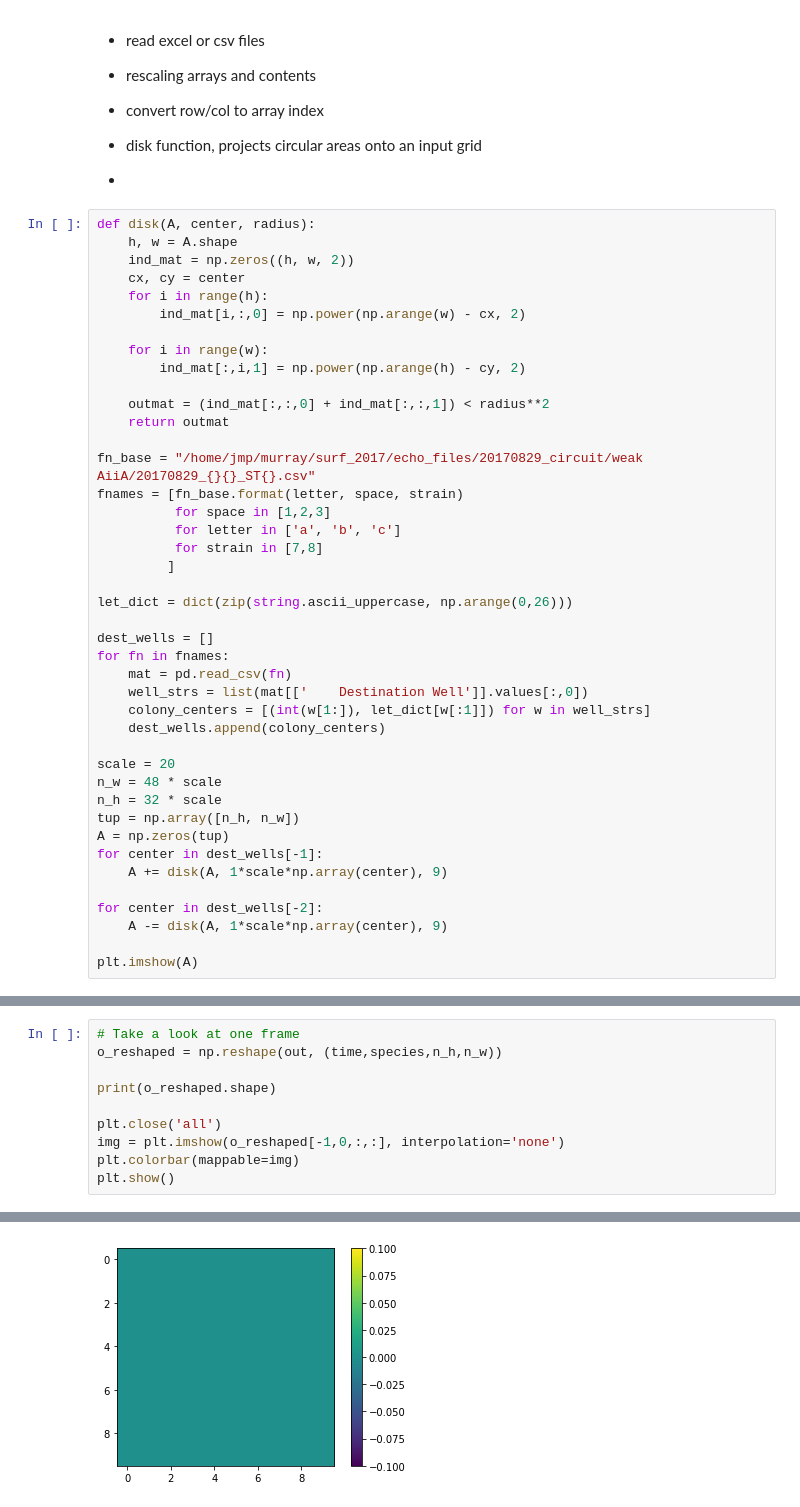
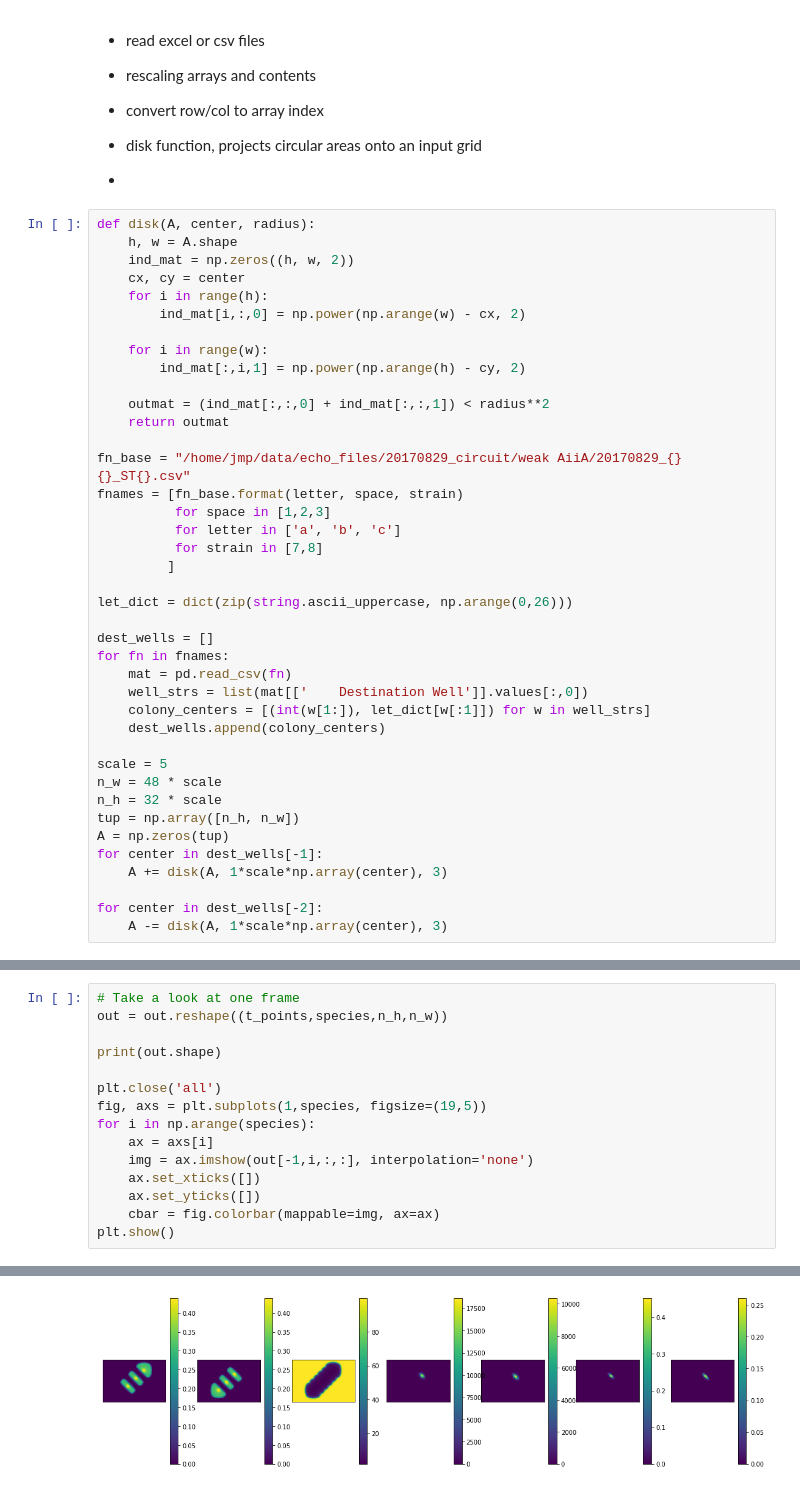
Before and after one commit to boospooky/omnitray-modeling, a Jupyter notebook: omnitray-modeling/simulation_notebook.ipynb, the cells around one changed output, grey strips where cells are left out. Saved outputs shown, nothing was run; the diff lists cells and outputs as text.

Commit message:
Adding image processing notebook
Amending author information, adding image_processing notebook

```diff
--- a/omnitray-modeling/simulation_notebook.ipynb
+++ b/omnitray-modeling/simulation_notebook.ipynb
@@ -101,7 +95,7 @@ def disk(A, center, radius):
     outmat = (ind_mat[:,:,0] + ind_mat[:,:,1]) < radius**2
     return outmat
 
-fn_base = "/home/jmp/murray/surf_2017/echo_files/20170829_circuit/weak AiiA/20170829_{}{}_ST{}.csv"
+fn_base = "/home/jmp/data/echo_files/20170829_circuit/weak AiiA/20170829_{}{}_ST{}.csv"
 fnames = [fn_base.format(letter, space, strain)
           for space in [1,2,3]
           for letter in ['a', 'b', 'c']
@@ -117,15 +111,13 @@ for fn in fnames:
     colony_centers = [(int(w[1:]), let_dict[w[:1]]) for w in well_strs]
     dest_wells.append(colony_centers)
 
-scale = 20
+scale = 5
 n_w = 48 * scale
 n_h = 32 * scale
 tup = np.array([n_h, n_w])
 A = np.zeros(tup)
 for center in dest_wells[-1]:
-    A += disk(A, 1*scale*np.array(center), 9)
+    A += disk(A, 1*scale*np.array(center), 3)
 
 for center in dest_wells[-2]:
-    A -= disk(A, 1*scale*np.array(center), 9)
-
-plt.imshow(A)
+    A -= disk(A, 1*scale*np.array(center), 3)
@@ -303,11 +286,16 @@ out.shape
 # %%
 # Take a look at one frame
-o_reshaped = np.reshape(out, (time,species,n_h,n_w))
+out = out.reshape((t_points,species,n_h,n_w))
 
-print(o_reshaped.shape)
+print(out.shape)
 
 plt.close('all')
-img = plt.imshow(o_reshaped[-1,0,:,:], interpolation='none')
-plt.colorbar(mappable=img)
+fig, axs = plt.subplots(1,species, figsize=(19,5))
+for i in np.arange(species):
+    ax = axs[i]
+    img = ax.imshow(out[-1,i,:,:], interpolation='none')
+    ax.set_xticks([])
+    ax.set_yticks([])
+    cbar = fig.colorbar(mappable=img, ax=ax)
 plt.show()
 # %% [output]
@@ -315,3 +303,3 @@ plt.show()
-[figure, old version]
+[figure, new version]
 # %%
 # Try out FunctionAnimation approach
```
Also changed, not shown: parts of 7 cells of this notebook, 1 other file.
